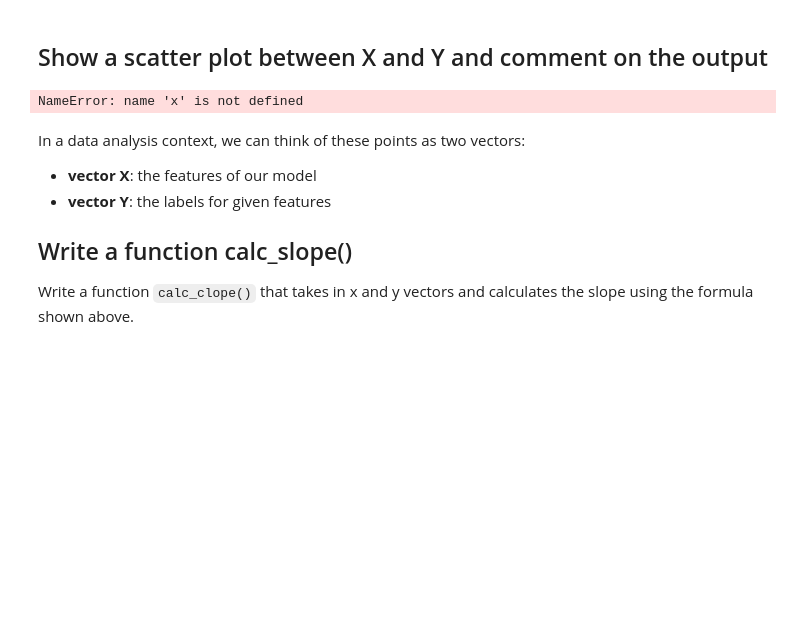
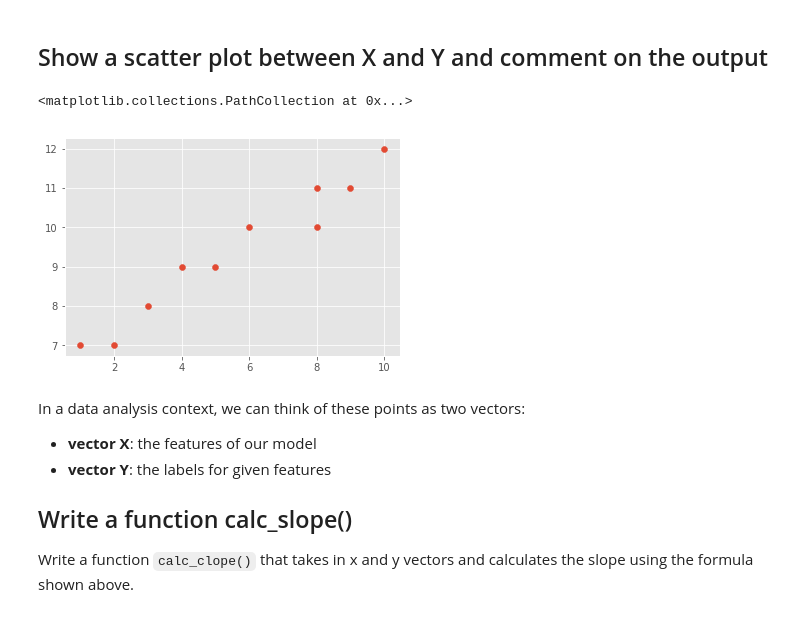
Before and after one commit to j-asonwang/dsc-0-10-07-simple-linear-regression-lab-nyc-ds-career-012819, a Jupyter notebook: index.ipynb, the cells around one changed output. Saved outputs shown, nothing was run; the diff lists cells and outputs as text; code cells hidden in the pictures; blank space fills up the shorter version.

```diff
--- a/index.ipynb
+++ b/index.ipynb
@@ -39,9 +39,10 @@ Y = np.array([7,7,8,9,9,10,10,11,11,12], dtype=np.float64)
 ## Show a scatter plot between X and Y and comment on the output
 # %%
 # Scatter plot
-plt.scatter(x,y)
+plt.scatter(X,Y)
 # %% [output]
-NameError: name 'x' is not defined
+<matplotlib.collections.PathCollection at 0x...>
+[figure, added]
 # %%
 # Your observations about relationship in X and Y
 
```
